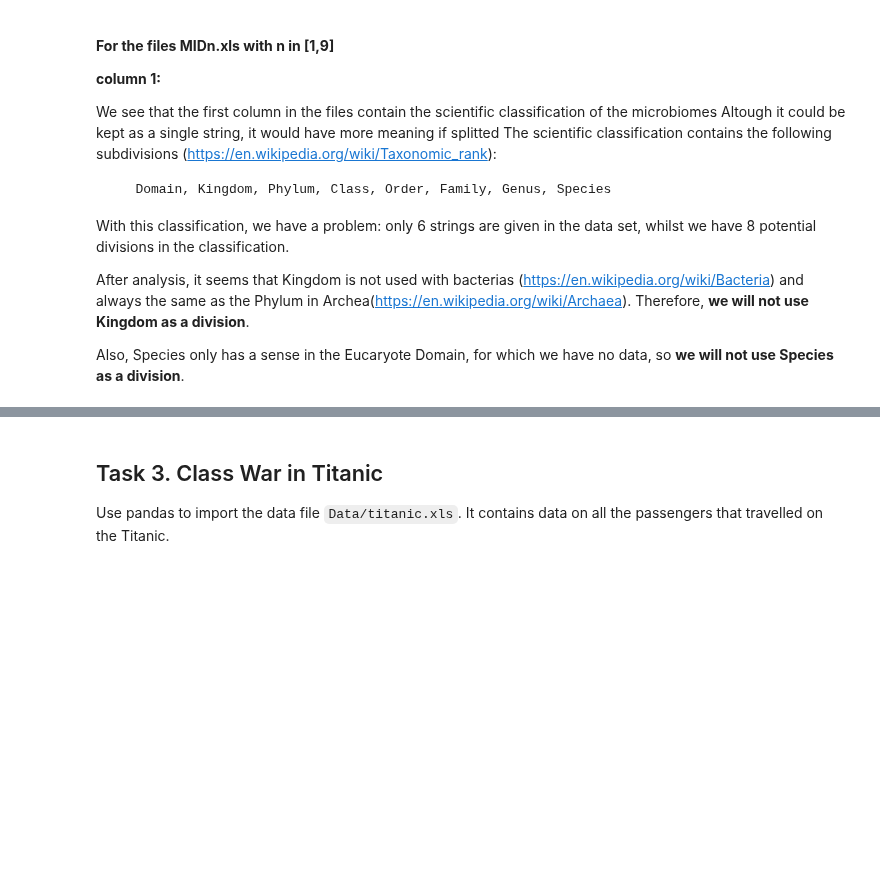
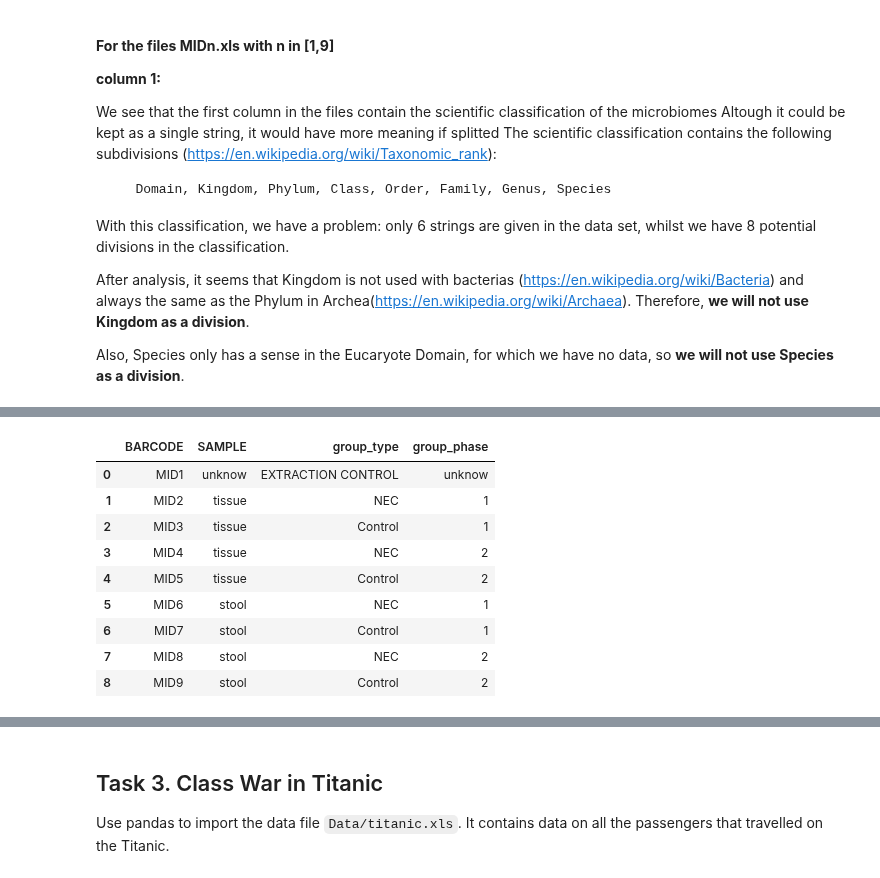
Before and after one commit to vincenzobaz/VBTALL-ADA2017, a Jupyter notebook: Homework 1.ipynb, the cells around one changed output, grey strips where cells are left out. Cells and saved outputs as stored; diff of their text form; code cells hidden in the pictures; blank space fills up the shorter version.

```diff
--- a/Homework 1.ipynb
+++ b/Homework 1.ipynb
@@ -334,0 +401,15 @@ Finally, a
+# %%
+## make sure SAMPLE doesn't contain NaN
+metadata.SAMPLE.fillna(value="unknow", inplace=True)
+metadata
+# %% [output]
+|  | BARCODE | SAMPLE | group_type | group_phase |
+| 0 | MID1 | unknow | EXTRACTION CONTROL | unknow |
+| 1 | MID2 | tissue | NEC | 1 |
+| 2 | MID3 | tissue | Control | 1 |
+| 3 | MID4 | tissue | NEC | 2 |
+| 4 | MID5 | tissue | Control | 2 |
+| 5 | MID6 | stool | NEC | 1 |
+| 6 | MID7 | stool | Control | 1 |
+| 7 | MID8 | stool | NEC | 2 |
+| 8 | MID9 | stool | Control | 2 |
```
Also changed, not shown: parts of 10 cells of this notebook.
